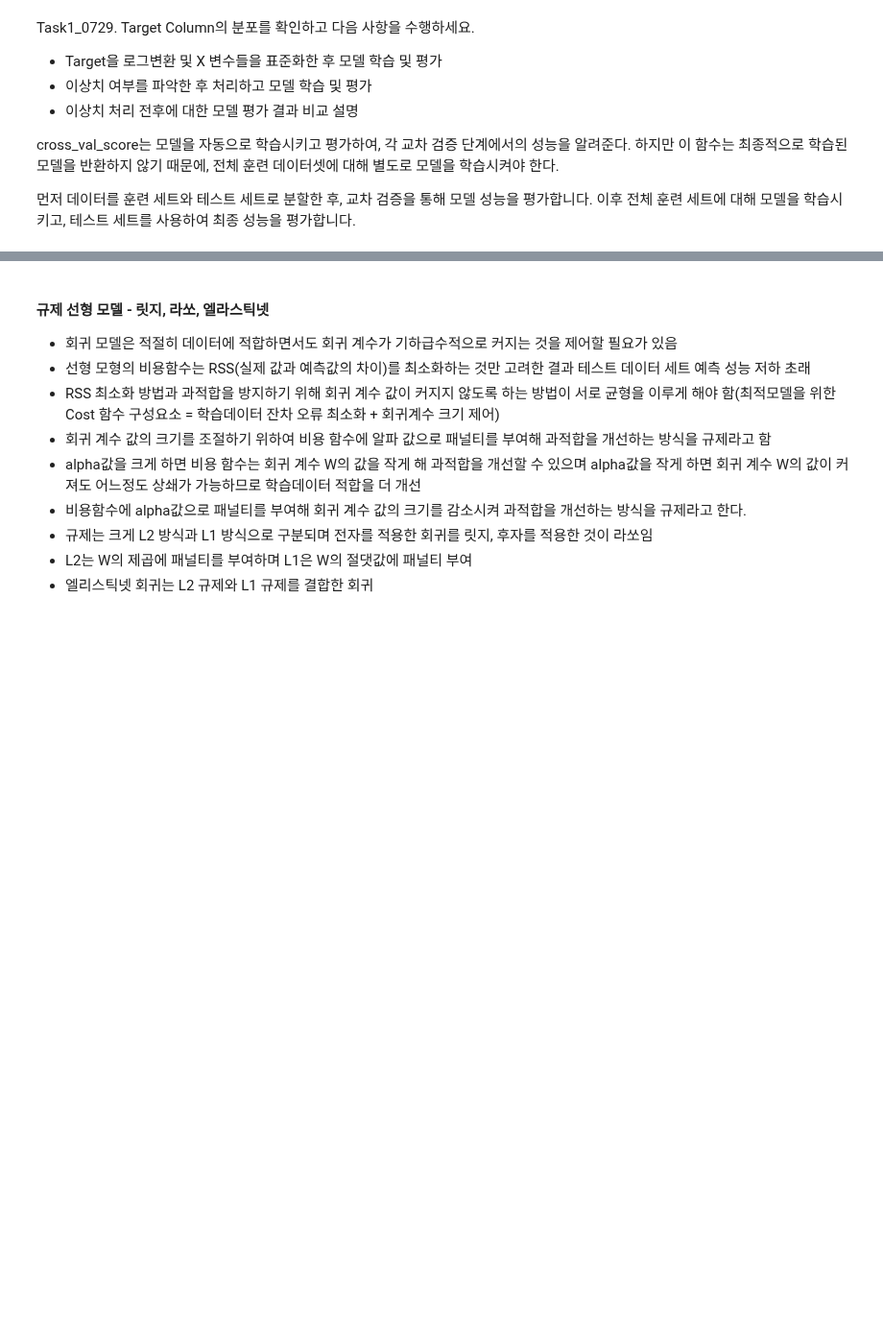
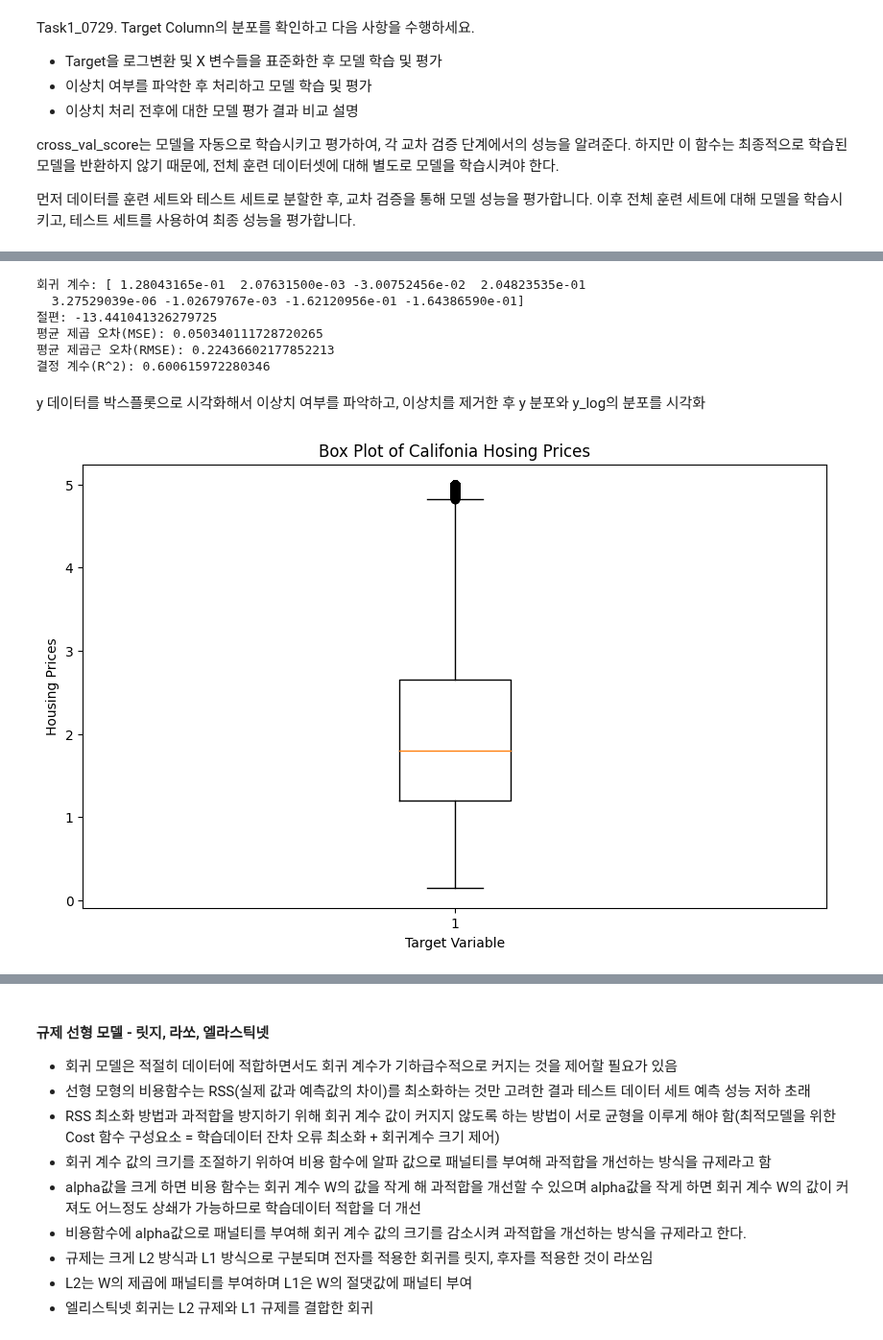
Before and after one commit to Kimhang-KDT/kita_2404, a Jupyter notebook: m5_머신러닝/ML_회귀.ipynb, the cells around one changed output, grey strips where cells are left out. Shown at 96% size. Cells and saved outputs as stored; diff of their text form; code cells hidden in the pictures; blank space fills up the shorter version.

```diff
--- a/m5_머신러닝/ML_회귀.ipynb
+++ b/m5_머신러닝/ML_회귀.ipynb
@@ -368,0 +394,56 @@ cross_val_score는 모델을 자동으로 학습시키고 평가하여, 각 교
+# %%
+X = df.drop('Target', axis=1)
+y = df['Target']
+
+# 데이터 스케일링
+scaler = StandardScaler()
+X_scaled = scaler.fit_transform(X)
+
+# 타겟 변수 로그 변환
+y_log = np.log1p(y)
+
+# 데이터셋 분할
+X_train, X_test, y_train, y_test = train_test_split(X, y_log, test_size=0.2, random_state=42)
+
+# 선형 회귀 모델 생성 및 훈련
+lin_reg = LinearRegression()
+lin_reg.fit(X_train, y_train)
+
+# 테스트 세트에 대한 예측
+y_pred = lin_reg.predict(X_test)
+mse = mean_squared_error(y_test, y_pred)
+rmse = np.sqrt(mse) # Calculate mse
+r2 = r2_score(y_test, y_pred) # Calculate R2 Score
+
+
+print("회귀 계수:", lin_reg.coef_) # 다중공선성을 해결하기 위해 중복되는 칼럼을 삭제하는데 아래 수치들이 내려가는 경우가 있는데 변수의 수가 늘어남에 따라 의미없는 변수가 있을 수 있기 때문에 떨어질 수 있다.
+print("절편:", lin_reg.intercept_)
+print("평균 제곱 오차(MSE):", mse)
+print("평균 제곱근 오차(RMSE):", rmse)
+print("결정 계수(R^2):", r2)
+# %% [output]
+회귀 계수: [ 1.28043165e-01  2.07631500e-03 -3.00752456e-02  2.04823535e-01
+  3.27529039e-06 -1.02679767e-03 -1.62120956e-01 -1.64386590e-01]
+절편: -13.441041326279725
+평균 제곱 오차(MSE): 0.050340111728720265
+평균 제곱근 오차(RMSE): 0.22436602177852213
+결정 계수(R^2): 0.600615972280346
+# %% [markdown]
+y 데이터를 박스플롯으로 시각화해서 이상치 여부를 파악하고, 이상치를 제거한 후 y 분포와 y_log의 분포를 시각화
+# %%
+import matplotlib.pyplot as plt
+from sklearn.datasets import fetch_california_housing
+
+# 캘리포니아 주택 데이터셋 불러오기
+housing = fetch_california_housing()
+y = housing.target
+
+# 박스플롯 그리기
+plt.figure(figsize=(10, 6))
+plt.boxplot(y)
+plt.xlabel('Target Variable')
+plt.ylabel('Housing Prices')
+plt.title('Box Plot of Califonia Hosing Prices')
+plt.show()
+# %% [output]
+[figure, added]
```
Also changed, not shown: parts of 27 cells of this notebook, 1 other file.
